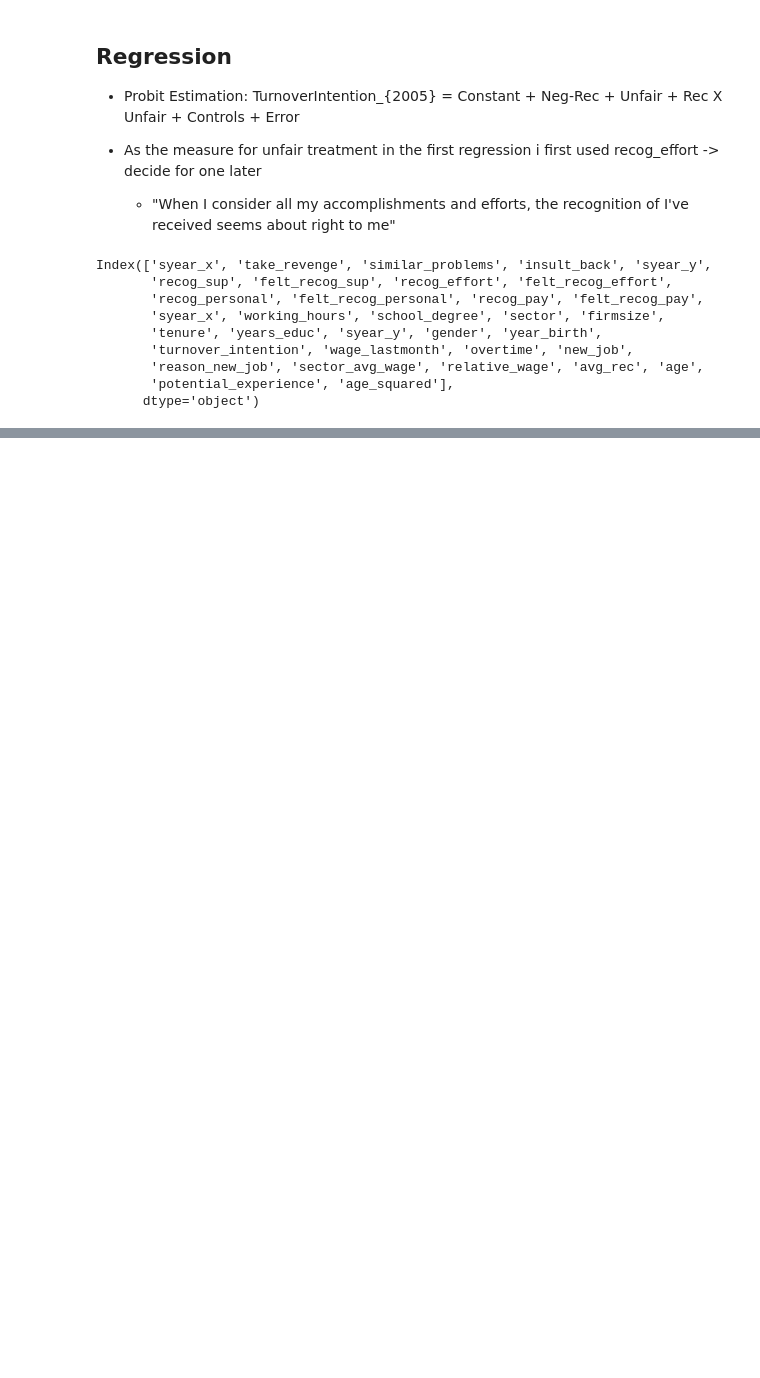
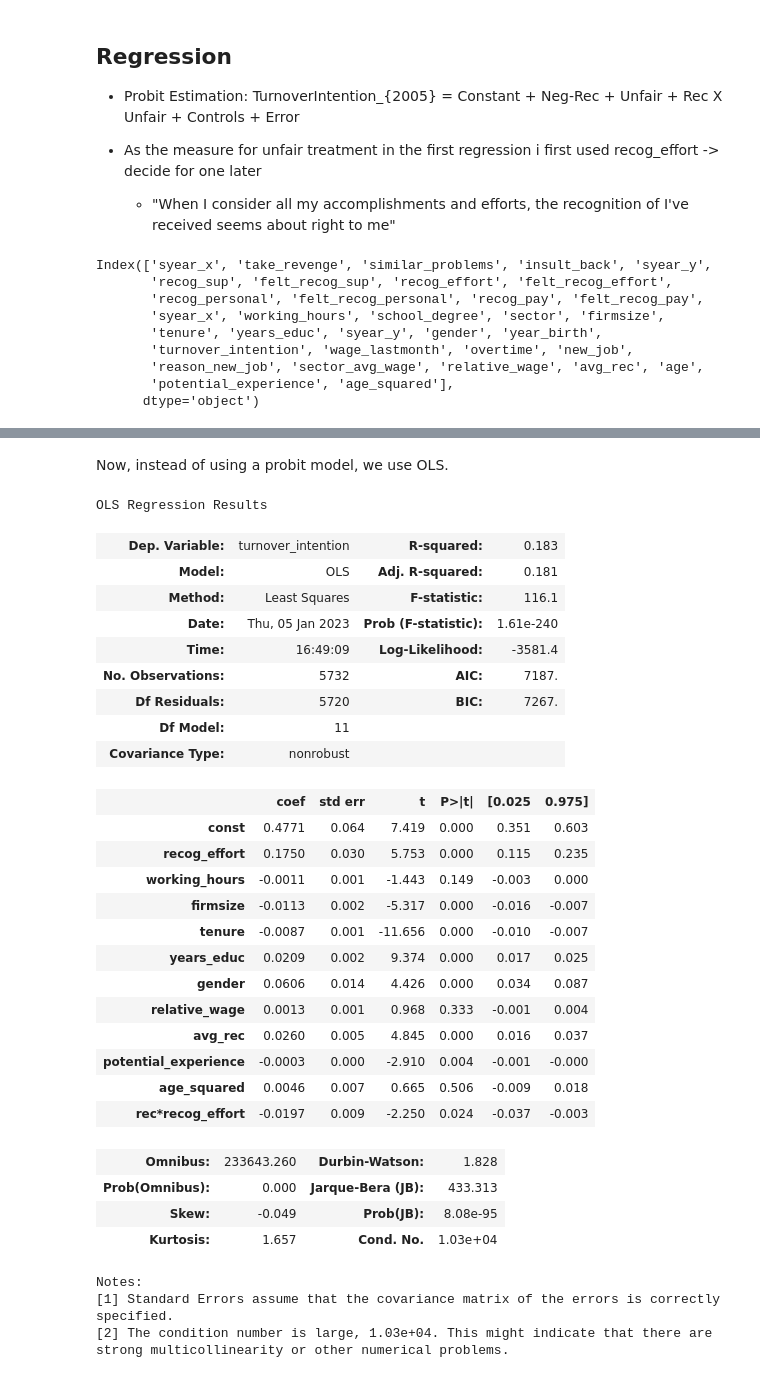
Before and after one commit to maxxxbb/ResearchModule, a Jupyter notebook: src/data_management/FirstRegression.ipynb, the cells around one changed output, grey strips where cells are left out. Cells and saved outputs as stored; diff of their text form; code cells hidden in the pictures; blank space fills up the shorter version.

```diff
--- a/src/data_management/FirstRegression.ipynb
+++ b/src/data_management/FirstRegression.ipynb
@@ -461,3 +451,47 @@ Probit Regression Results
 | potential_experience | -0.0015 | 0.000 | -4.094 | 0.000 | -0.002 | -0.001 |
 | age_squared | 0.0443 | 0.022 | 2.044 | 0.041 | 0.002 | 0.087 |
 | rec*recog_effort | -0.0612 | 0.026 | -2.358 | 0.018 | -0.112 | -0.010 |
+# %% [markdown]
+Now, instead of using a probit model, we use OLS.
+# %%
+from statsmodels.regression.linear_model import OLS
+
+Y = df_regression["turnover_intention"]
+X = df_regression.drop(columns=["turnover_intention"])
+X = sm.add_constant(X)
+model = OLS(Y, X.astype(float))
+lpm_model = model.fit()
+
+lpm_model.summary()
+# %% [output]
+OLS Regression Results
+| Dep. Variable: | turnover_intention | R-squared: | 0.183 |
+| Model: | OLS | Adj. R-squared: | 0.181 |
+| Method: | Least Squares | F-statistic: | 116.1 |
+| Date: | Thu, 05 Jan 2023 | Prob (F-statistic): | 1.61e-240 |
+| Time: | 16:49:09 | Log-Likelihood: | -3581.4 |
+| No. Observations: | 5732 | AIC: | 7187. |
+| Df Residuals: | 5720 | BIC: | 7267. |
+| Df Model: | 11 |  |  |
+| Covariance Type: | nonrobust |  |  |
+|  | coef | std err | t | P>|t| | [0.025 | 0.975] |
+| const | 0.4771 | 0.064 | 7.419 | 0.000 | 0.351 | 0.603 |
+| recog_effort | 0.1750 | 0.030 | 5.753 | 0.000 | 0.115 | 0.235 |
+| working_hours | -0.0011 | 0.001 | -1.443 | 0.149 | -0.003 | 0.000 |
+| firmsize | -0.0113 | 0.002 | -5.317 | 0.000 | -0.016 | -0.007 |
+| tenure | -0.0087 | 0.001 | -11.656 | 0.000 | -0.010 | -0.007 |
+| years_educ | 0.0209 | 0.002 | 9.374 | 0.000 | 0.017 | 0.025 |
+| gender | 0.0606 | 0.014 | 4.426 | 0.000 | 0.034 | 0.087 |
+| relative_wage | 0.0013 | 0.001 | 0.968 | 0.333 | -0.001 | 0.004 |
+| avg_rec | 0.0260 | 0.005 | 4.845 | 0.000 | 0.016 | 0.037 |
+| potential_experience | -0.0003 | 0.000 | -2.910 | 0.004 | -0.001 | -0.000 |
+| age_squared | 0.0046 | 0.007 | 0.665 | 0.506 | -0.009 | 0.018 |
+| rec*recog_effort | -0.0197 | 0.009 | -2.250 | 0.024 | -0.037 | -0.003 |
+| Omnibus: | 233643.260 | Durbin-Watson: | 1.828 |
+| Prob(Omnibus): | 0.000 | Jarque-Bera (JB): | 433.313 |
+| Skew: | -0.049 | Prob(JB): | 8.08e-95 |
+| Kurtosis: | 1.657 | Cond. No. | 1.03e+04 |
+Notes:
+[1] Standard Errors assume that the covariance matrix of the errors is correctly specified.
+[2] The condition number is large, 1.03e+04. This might indicate that there are
+strong multicollinearity or other numerical problems.
```
Also changed, not shown: parts of 5 cells of this notebook, 2 other files.
